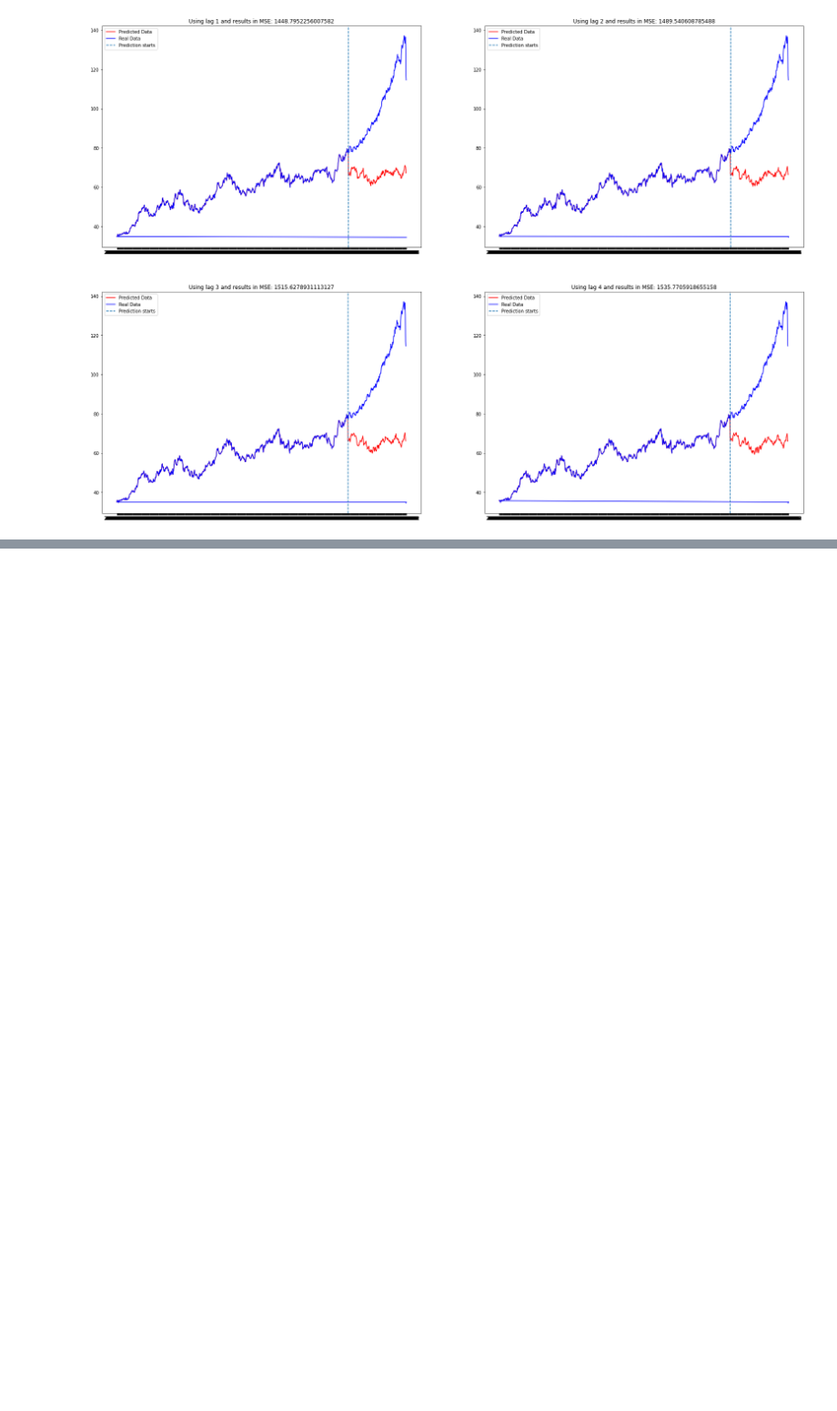
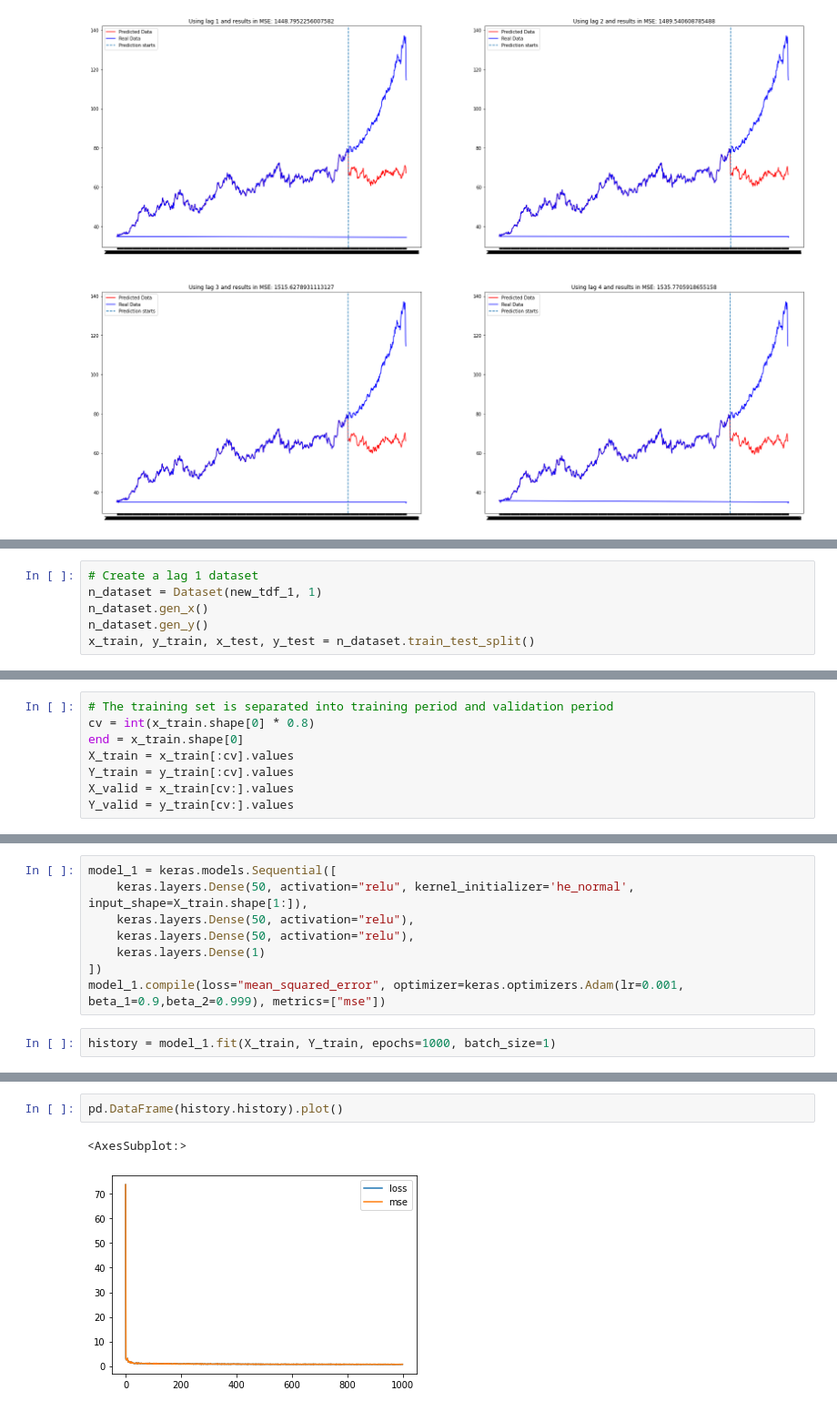
Before and after one commit to britishbaguette/S-P-500-Data-analysis-and-Prediction, a Jupyter notebook: S&P 500 (1).ipynb, the cells around one changed output, grey strips where cells are left out. Shown at 91% size. Saved outputs shown, nothing was run; the diff lists cells and outputs as text; blank space fills up the shorter version.

```diff
--- a/S&P 500 (1).ipynb
+++ b/S&P 500 (1).ipynb
@@ -635,0 +674,6 @@ pip uninstall tensorflow
+# %%
+# Create a lag 1 dataset
+n_dataset = Dataset(new_tdf_1, 1)
+n_dataset.gen_x()
+n_dataset.gen_y()
+x_train, y_train, x_test, y_test = n_dataset.train_test_split()
@@ -635,0 +701,8 @@ pip uninstall tensorflow
+# %%
+# The training set is separated into training period and validation period
+cv = int(x_train.shape[0] * 0.8)
+end = x_train.shape[0]
+X_train = x_train[:cv].values
+Y_train = y_train[:cv].values
+X_valid = x_train[cv:].values
+Y_valid = y_train[cv:].values
@@ -635,0 +713,10 @@ pip uninstall tensorflow
+# %%
+model_1 = keras.models.Sequential([
+    keras.layers.Dense(50, activation="relu", kernel_initializer='he_normal', input_shape=X_train.shape[1:]),
+    keras.layers.Dense(50, activation="relu"),
+    keras.layers.Dense(50, activation="relu"),
+    keras.layers.Dense(1)
+])
+model_1.compile(loss="mean_squared_error", optimizer=keras.optimizers.Adam(lr=0.001, beta_1=0.9,beta_2=0.999), metrics=["mse"])
+# %%
+history = model_1.fit(X_train, Y_train, epochs=1000, batch_size=1)
@@ -635,0 +741,5 @@ pip uninstall tensorflow
+# %%
+pd.DataFrame(history.history).plot()
+# %% [output]
+<AxesSubplot:>
+[figure, added]
```
Also changed, not shown: parts of 19 cells of this notebook.
